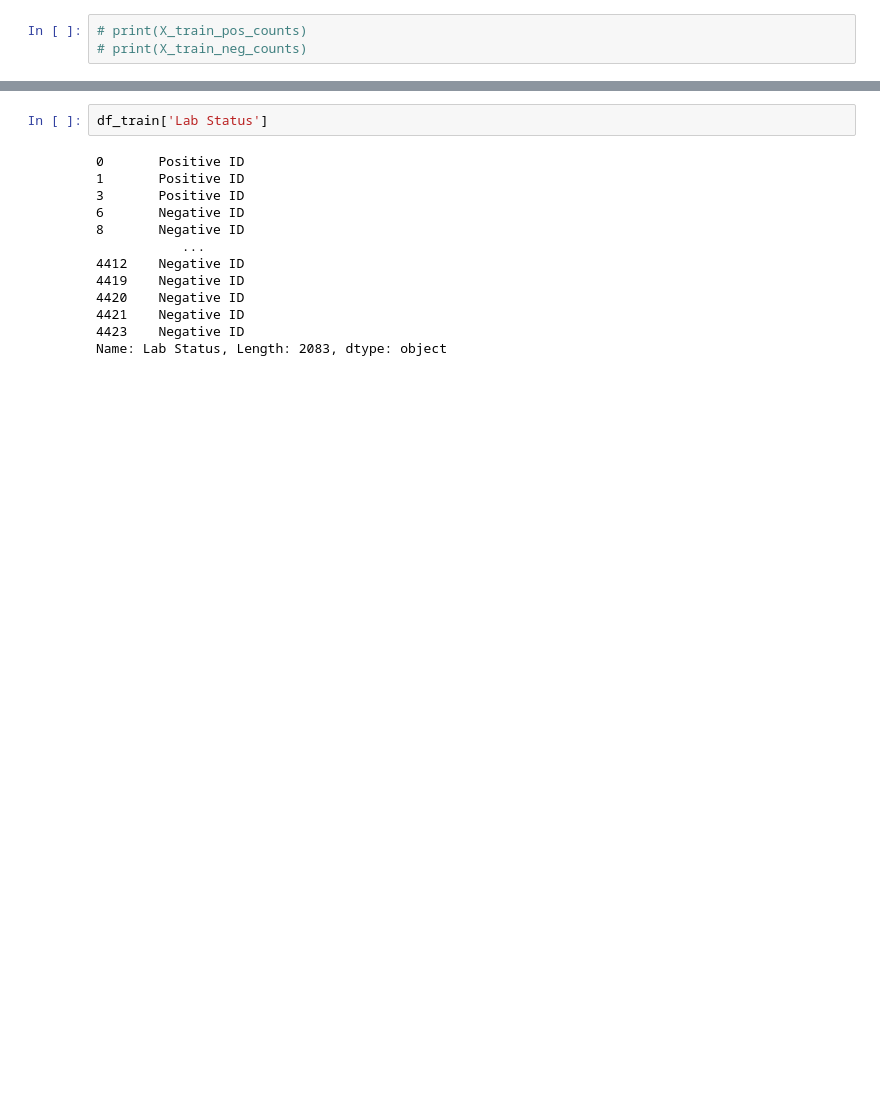
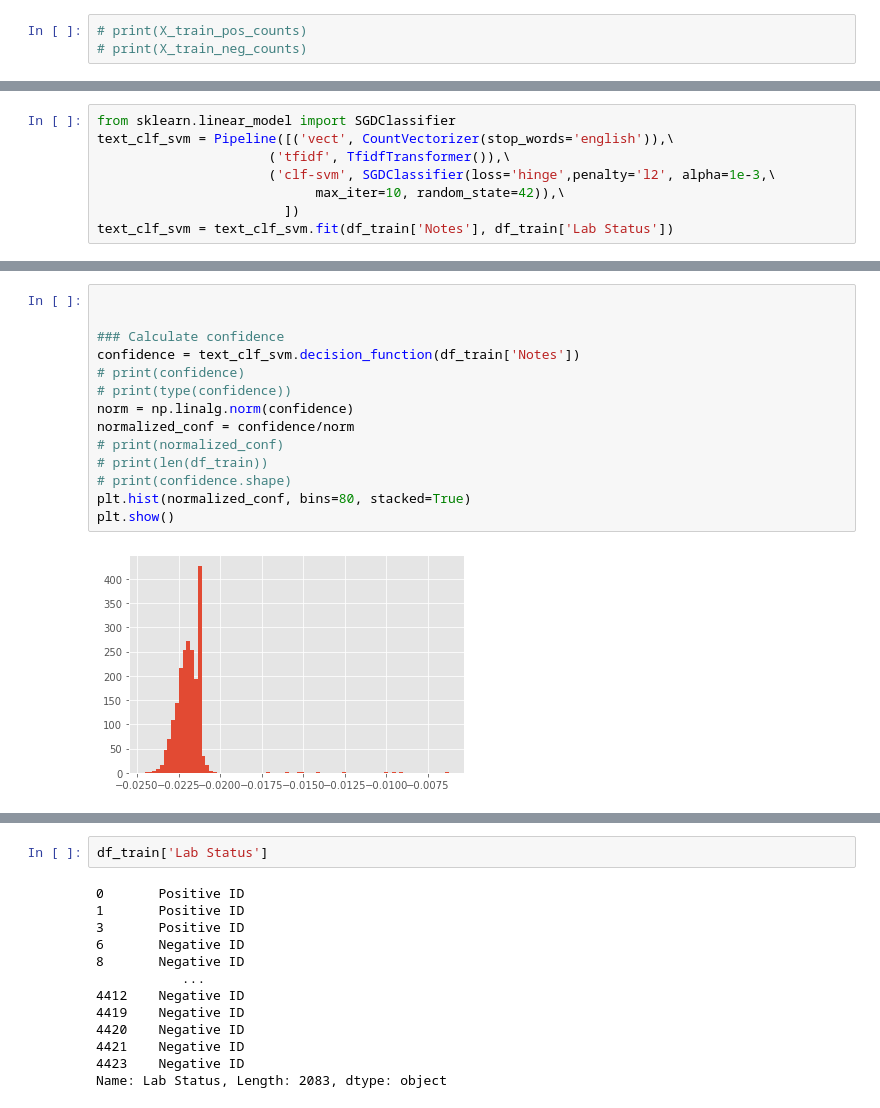
Before and after one commit to brfi3983/MCM2021, a Jupyter notebook: MurderHornets.ipynb, the cells around one changed output, grey strips where cells are left out. Drawn from its saved outputs; the diff is of its cells as text; blank space fills up the shorter version.

```diff
--- a/MurderHornets.ipynb
+++ b/MurderHornets.ipynb
@@ -61,0 +62,8 @@ X_train_tfidf.shape #(n_samples, n_features)
+# %%
+from sklearn.linear_model import SGDClassifier
+text_clf_svm = Pipeline([('vect', CountVectorizer(stop_words='english')),\
+                      ('tfidf', TfidfTransformer()),\
+                      ('clf-svm', SGDClassifier(loss='hinge',penalty='l2', alpha=1e-3,\
+                            max_iter=10, random_state=42)),\
+                        ])
+text_clf_svm = text_clf_svm.fit(df_train['Notes'], df_train['Lab Status'])
@@ -61,0 +80,16 @@ X_train_tfidf.shape #(n_samples, n_features)
+# %%
+
+
+### Calculate confidence
+confidence = text_clf_svm.decision_function(df_train['Notes'])
+# print(confidence)
+# print(type(confidence))
+norm = np.linalg.norm(confidence)
+normalized_conf = confidence/norm
+# print(normalized_conf)
+# print(len(df_train))
+# print(confidence.shape)
+plt.hist(normalized_conf, bins=80, stacked=True)
+plt.show()
+# %% [output]
+[figure, added]
```
Also changed, not shown: parts of 24 cells of this notebook.
